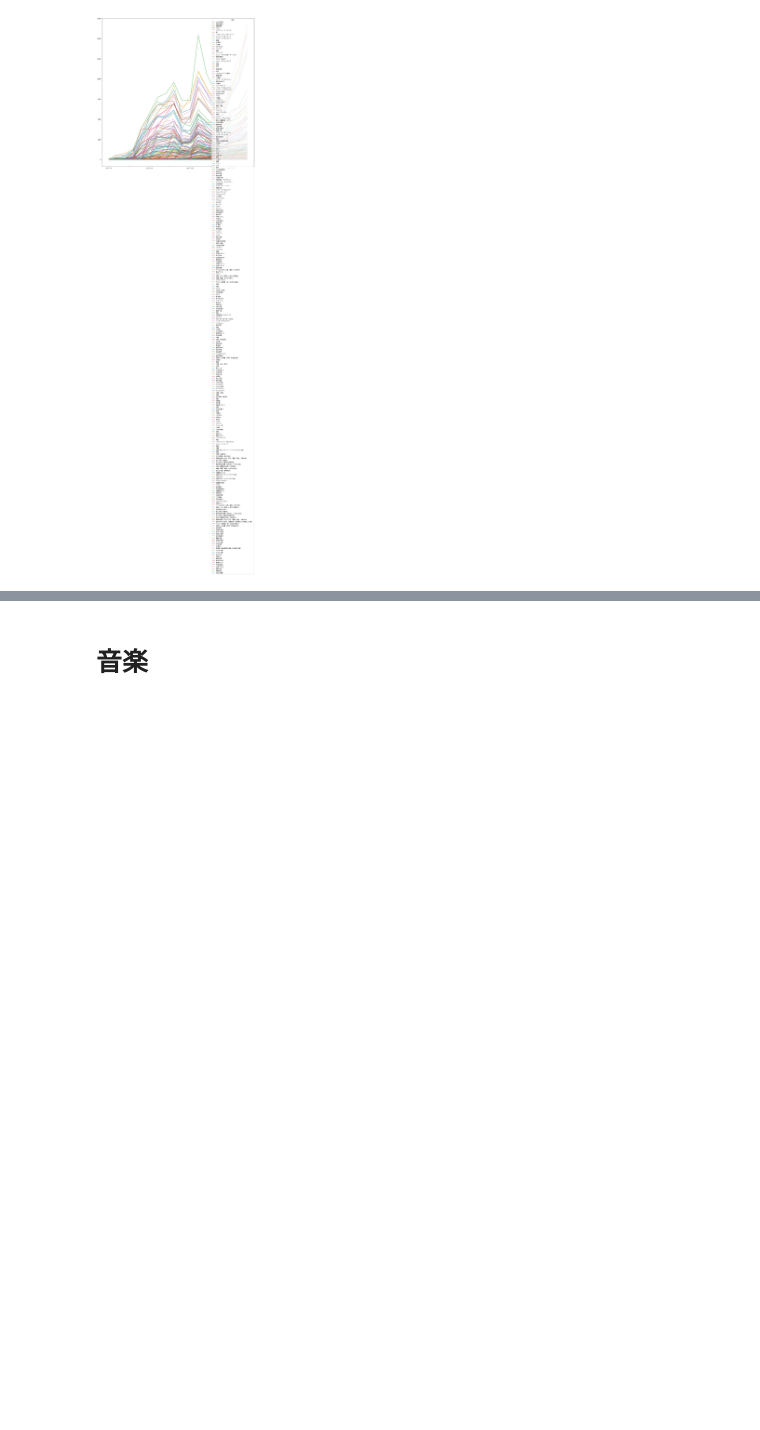
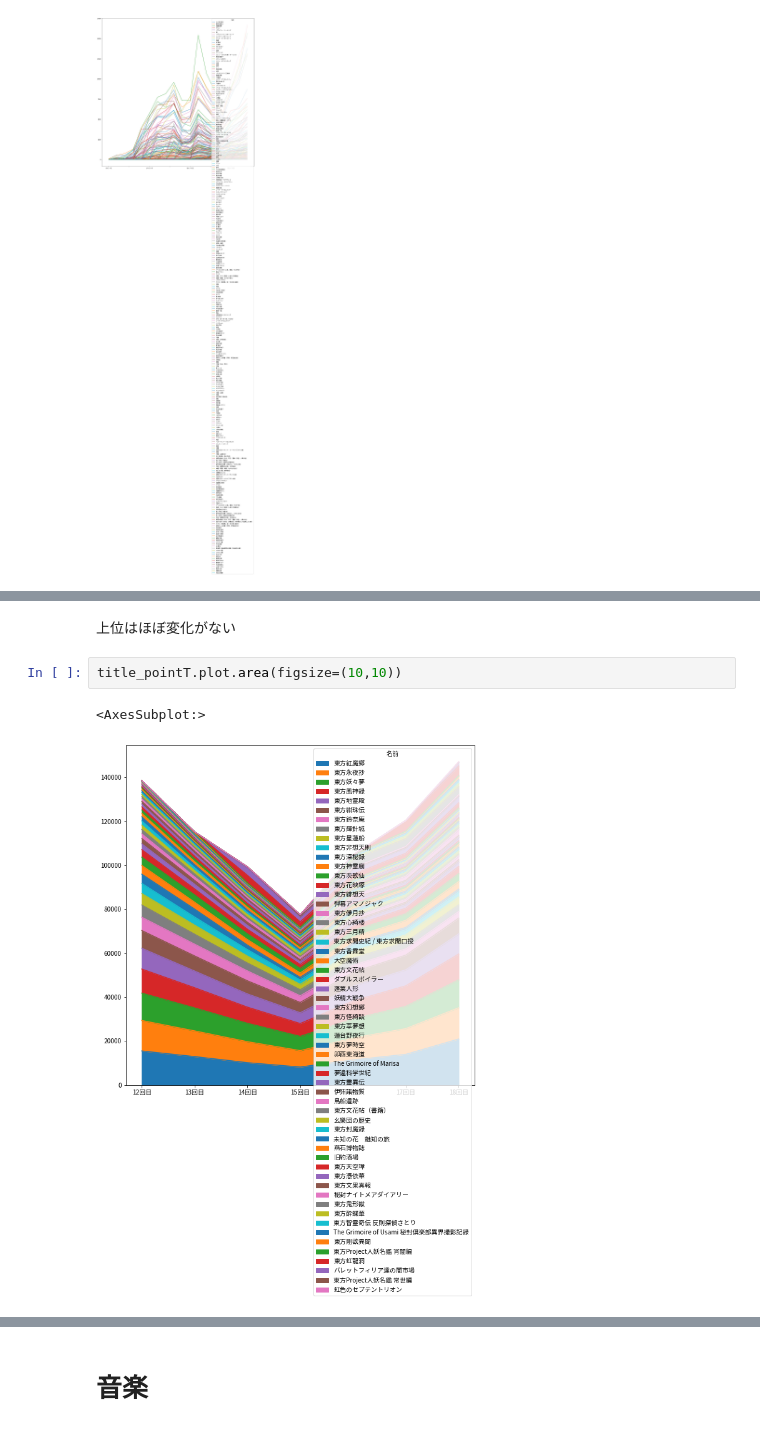
Before and after one commit to xiangze/toubou_vote_analysis, a Jupyter notebook: EDA.ipynb, the cells around one changed output, grey strips where cells are left out. Drawn from its saved outputs; the diff is of its cells as text; blank space fills up the shorter version.

```diff
--- a/EDA.ipynb
+++ b/EDA.ipynb
@@ -580,0 +676,7 @@ charpoint_entropy.plot(figsize=[10,10],marker='+')
+# %% [markdown]
+上位はほぼ変化がない
+# %%
+title_pointT.plot.area(figsize=(10,10))
+# %% [output]
+<AxesSubplot:>
+[figure, added]
```
Also changed, not shown: parts of 84 cells of this notebook.
